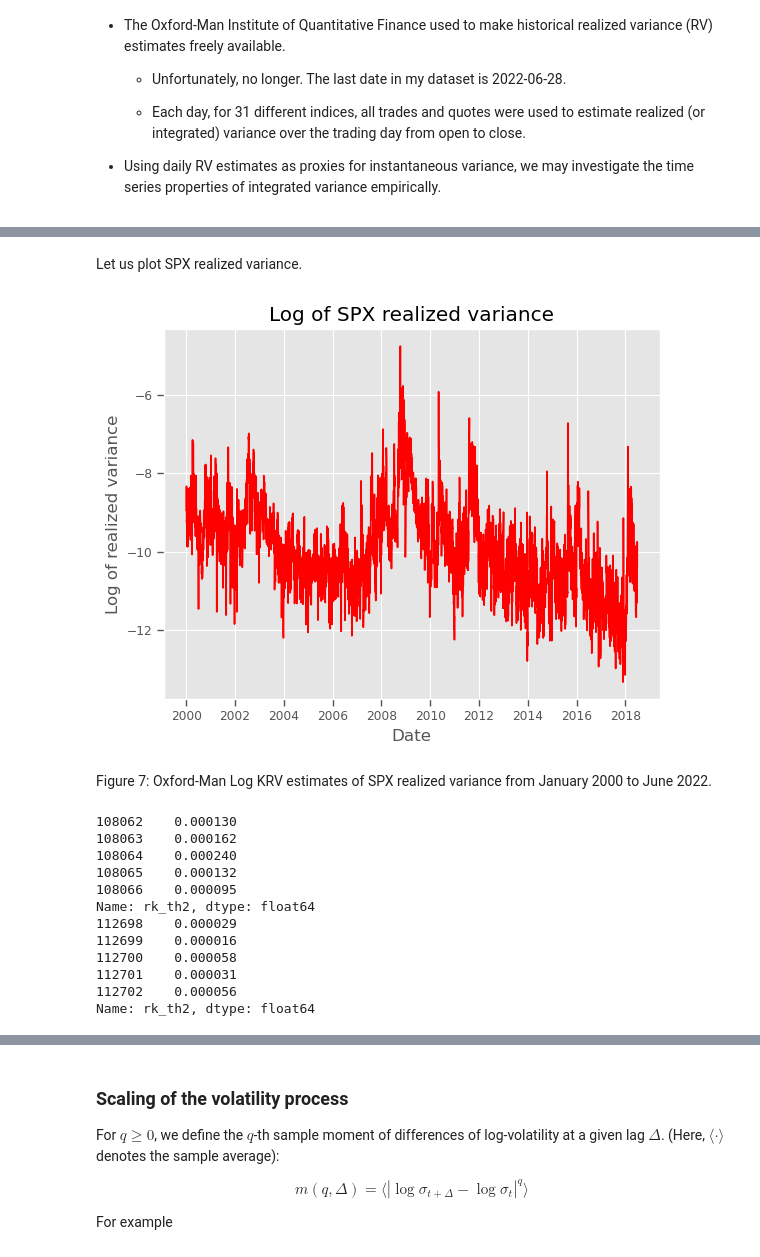
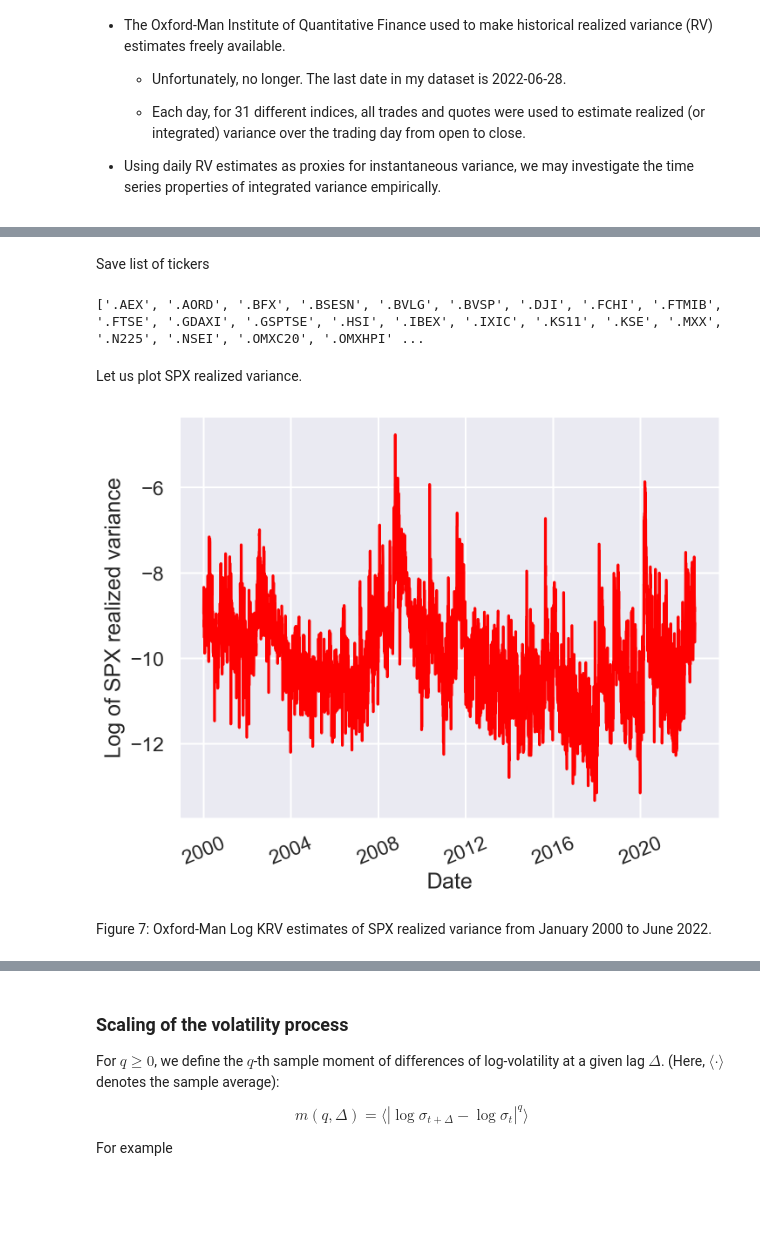
Before and after one commit to fbourgey/RoughVolatilityWorkshop, a Jupyter notebook: QM2024_1_Econometrics.ipynb, the cells around one changed output, grey strips where cells are left out. Saved outputs shown, nothing was run; the diff lists cells and outputs as text; code cells hidden in the pictures; blank space fills up the shorter version.

```diff
--- a/QM2024_1_Econometrics.ipynb
+++ b/QM2024_1_Econometrics.ipynb
@@ -310,13 +202,15 @@ First update and save the latest Oxford-Man data.
 # %%
 import numpy as np
 import matplotlib.pyplot as plt
+import matplotlib as mpl
 import pandas as pd
 import seaborn as sns
+from scipy import stats
 
-plt.style.use("ggplot")
+sns.set_theme("talk")
+mpl.rcParams["figure.figsize"] = (8, 6)
 # %%
-df = pd.read_csv("oxfordmanrealizedvolatilityindices.csv")
-df = df.rename(columns={"Unnamed: 0": "date", "Symbol": "ticker"})
+df = pd.read_csv("oxford_rv_20220628.csv")
 df["date"] = pd.to_datetime(df["date"], utc=True)
-df
+df.head()
 # %% [output]
@@ -336,35 +223,24 @@ df
+# %% [markdown]
+Save list of tickers
+# %%
+list_tickers = df["ticker"].unique().tolist()
+print(list_tickers)
+# %% [output]
+['.AEX', '.AORD', '.BFX', '.BSESN', '.BVLG', '.BVSP', '.DJI', '.FCHI', '.FTMIB', '.FTSE', '.GDAXI', '.GSPTSE', '.HSI', '.IBEX', '.IXIC', '.KS11', '.KSE', '.MXX', '.N225', '.NSEI', '.OMXC20', '.OMXHPI' ...
 # %% [markdown]
 Let us plot SPX realized variance.
 # %%
-spx_rv = df[df["ticker"] == ".SPX"]
-stoxx_rv = df[df["ticker"] == ".STOXX50E"]
-ftse_rv = df[df["ticker"] == ".FTSE"]
+df_spx = df[df["ticker"] == ".SPX"]
+df_stoxx = df[df["ticker"] == ".STOXX50E"]
+df_ftse = df[df["ticker"] == ".FTSE"]
 # %%
-# plot(log(spx.rk), main = "Log of SPX realized variance", col = rd)
-
 fig, ax = plt.subplots()
-ax.plot(spx_rv["date"], np.log(spx_rv["rk_th2"].to_numpy()), color="red")
-ax.set_title("Log of SPX realized variance")
-ax.set_ylabel("Log of realized variance")
+ax.plot(df_spx["date"], np.log(df_spx["rv"].to_numpy()), color="red")
+ax.set_ylabel("Log of SPX realized variance")
 ax.set_xlabel("Date")
+plt.setp(ax.get_xticklabels(), rotation=22.5)
 plt.show()
 # %% [output]
-[figure, old version]
+[figure, new version]
 # %% [markdown]
 Figure 7: Oxford-Man Log KRV estimates of SPX realized variance from January 2000 to June 2022.
-# %%
-print(spx_rv["rk_th2"].head())
-print(spx_rv["rk_th2"].tail())
-# %% [output]
-108062    0.000130
-108063    0.000162
-108064    0.000240
-108065    0.000132
-108066    0.000095
-Name: rk_th2, dtype: float64
-112698    0.000029
-112699    0.000016
-112700    0.000058
-112701    0.000031
-112702    0.000056
-Name: rk_th2, dtype: float64
```
Also changed, not shown: parts of 58 cells of this notebook, 5 other files.
